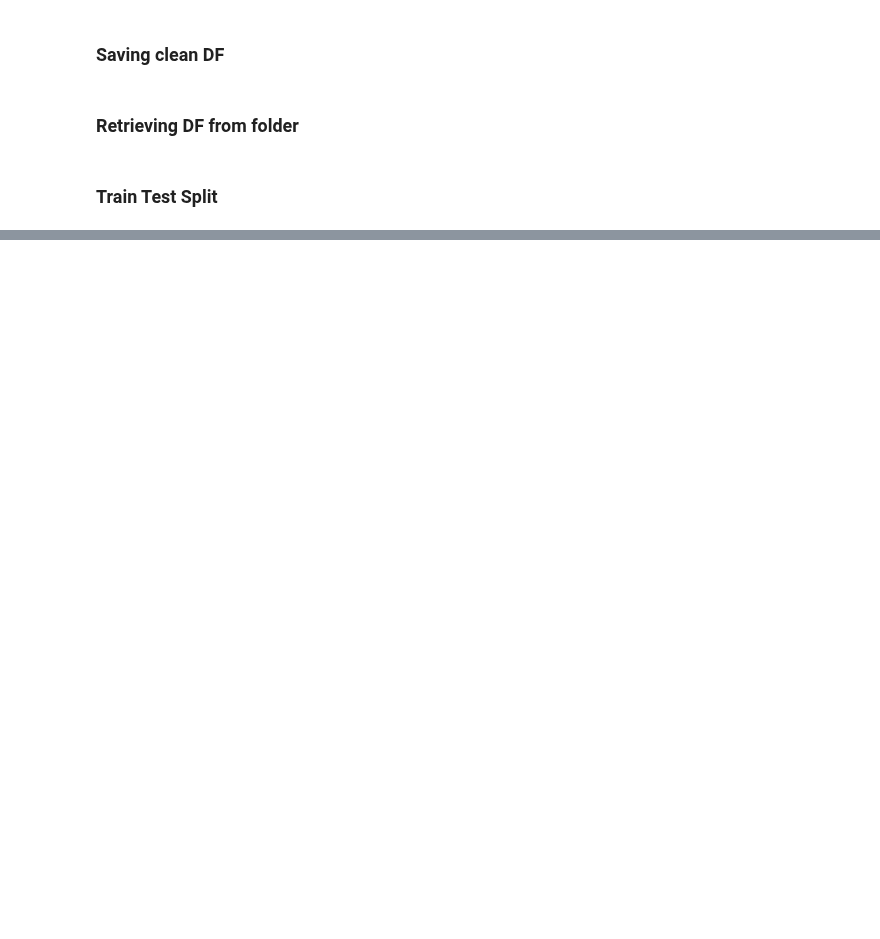
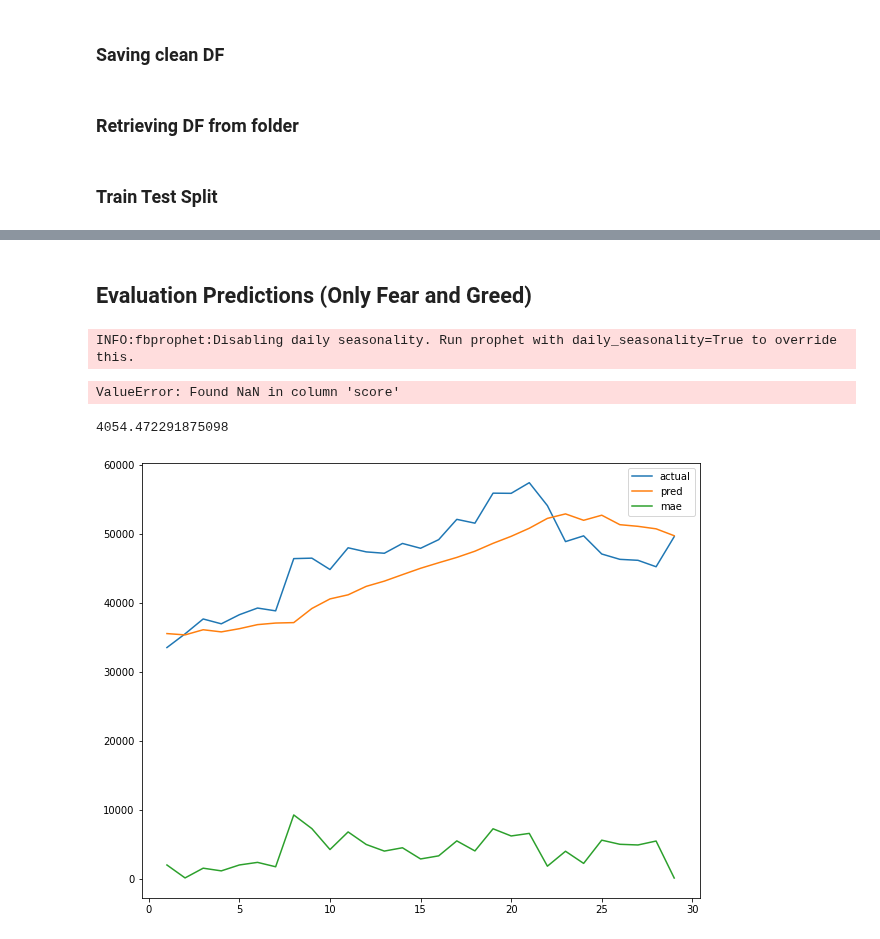
Before and after one commit to Dmunozig/crypto_sentiment, a Jupyter notebook: notebooks/Yassine modelling NB.ipynb, the cells around one changed output, grey strips where cells are left out. Cells and saved outputs as stored; diff of their text form; code cells hidden in the pictures; blank space fills up the shorter version.

```diff
--- a/notebooks/Yassine modelling NB.ipynb
+++ b/notebooks/Yassine modelling NB.ipynb
@@ -214,0 +124,48 @@ dtype: float64
+# %% [markdown]
+## Evaluation Predictions (Only Fear and Greed)
+# %%
+predictions = {}
+for index in range(1093, 1122):
+    model = Prophet(interval_width=0.95, weekly_seasonality=True, changepoint_prior_scale=2)
+    model.add_regressor("score")
+    model.add_regressor("reddit_score")
+    model.fit(full_df[:index])
+    horizon = 1
+    model_future = model.make_future_dataframe(horizon)
+    model_future["score"] = full_df["score"]
+    forecast = model.predict(model_future)
+    predictions[forecast['ds'][index]] = forecast['yhat'][index]
+# %% [output]
+INFO:fbprophet:Disabling daily seasonality. Run prophet with daily_seasonality=True to override this.
+ValueError: Found NaN in column 'score'
+# %%
+real_preds = {}
+for key, value in predictions.items():
+    real_preds[key.strftime('%Y-%m-%d')] = [value]
+# %%
+real_preds = pd.DataFrame(real_preds)
+real_preds = real_preds.T
+real_preds = real_preds.reset_index()
+real_preds.columns = ['ds','pred']
+real_preds.ds = pd.to_datetime(real_preds.ds)
+# %%
+actuals = prices_greed_df[1092:1122][['ds','y']]
+actuals
+comparision = pd.merge(actuals,real_preds, on='ds', how='left')
+#comparision.columns = ['ds','actual','pred']
+#comparision['mae'] = abs(comparision['actual'] - comparision['pred'])
+# %%
+comparision['mae'] = abs(comparision['y'] - comparision['pred'])
+# %%
+comparision['mae'].mean()
+# %% [output]
+4054.472291875098
+# %%
+plt.figure(figsize=(10,8))
+plt.plot(comparision[1:]['y'], label='actual')
+plt.plot(comparision[1:]['pred'], label='pred')
+plt.plot(comparision[1:]['mae'], label='mae')
+plt.legend()
+plt.show()
+# %% [output]
+[figure, added]
```
Also changed, not shown: parts of 77 cells of this notebook.
